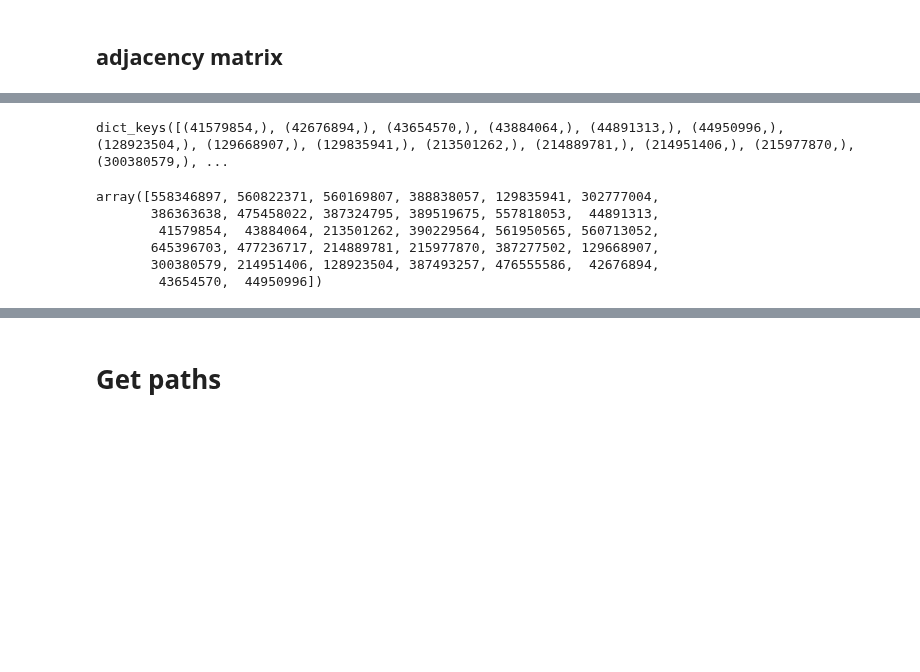
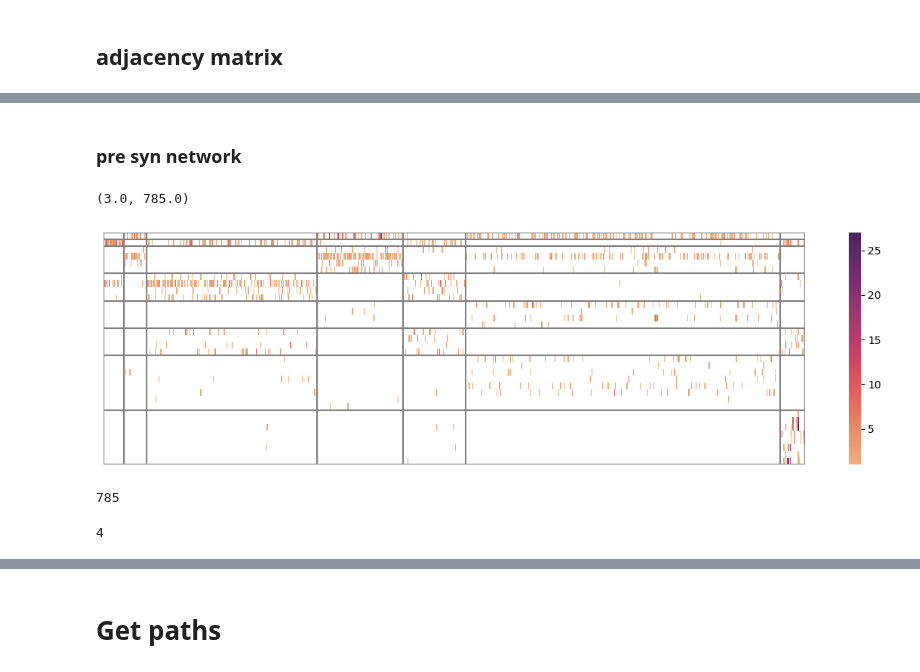
Before and after one commit to neurologic/eCREST, a Jupyter notebook: Network-X.ipynb, the cells around one changed output, grey strips where cells are left out. Drawn from its saved outputs; the diff is of its cells as text; code cells hidden in the pictures; blank space fills up the shorter version.

```diff
--- a/Network-X.ipynb
+++ b/Network-X.ipynb
@@ -796,14 +826,9 @@ for nv in n_vlines:
-# %%
-dict(iter(df_edges[(df_edges['pre_type'].isin(['mg2'])) & (df_edges['post_type'].isin(['sg1']))].groupby(['post']))).keys()
-# %% [output]
-dict_keys([(41579854,), (42676894,), (43654570,), (43884064,), (44891313,), (44950996,), (128923504,), (129668907,), (129835941,), (213501262,), (214889781,), (214951406,), (215977870,), (300380579,), ...
-# %%
-df_edges[(df_edges['pre_type'].isin(['mg2'])) & (df_edges['post_type'].isin(['sg1']))]['post'].unique()
-# df_edges.loc[gb.groups['foo'],('A','B')
-# %% [output]
-array([558346897, 560822371, 560169807, 388838057, 129835941, 302777004,
-       386363638, 475458022, 387324795, 389519675, 557818053,  44891313,
-        41579854,  43884064, 213501262, 390229564, 561950565, 560713052,
-       645396703, 477236717, 214889781, 215977870, 387277502, 129668907,
-       300380579, 214951406, 128923504, 387493257, 476555586,  42676894,
-        43654570,  44950996])
+# %% [markdown]
+### pre syn network
+# %%
+nlist = []
+tlist = ['lg','lf','mg1','mg2','sg1','sg2','grc-s','grc-d', 'aff']#,'lg','lf','grc-d','grc-s']#,'glia']#,'sg1','sg2','tsd','grc-d','grc-s','uk']
+for t in tlist:
+    for i in G.nodes():
+        if G.nodes[i]['cell_type']==t:
+            nlist.append(i)
@@ -809,0 +850,8 @@ array([558346897, 560822371, 560169807, 388838057, 129835941, 302777004,
+# %%
+A = nx.to_numpy_array(G,nodelist=nlist,nonedge=np.NaN)
+# %%
+dfA = pd.DataFrame(A).T
+ctype_col = [cell_type[n] for n in nlist]
+# %%
+mask = (dfA.sum(axis=1)>1)
+dfA['cell_type']=ctype_col
@@ -809,0 +860,38 @@ array([558346897, 560822371, 560169807, 388838057, 129835941, 302777004,
+# %%
+hfig,ax = plt.subplots(1,figsize=(15,4))
+sns.heatmap(data=dfA[mask].drop(columns=['cell_type']),ax=ax,cmap='flare') #'flare_r'
+# plt.ylim(-1,nm1+nm2+1)
+# plt.xlim(-1,nt+1)
+
+n_hlines = [0,
+            sum(dfA[mask]['cell_type']=='lg'),sum(dfA[mask]['cell_type']=='lf'),
+            sum(dfA[mask]['cell_type']=='mg1'),sum(dfA[mask]['cell_type']=='mg2'),
+            sum(dfA[mask]['cell_type']=='sg1'),sum(dfA[mask]['cell_type']=='sg2'),
+            sum(dfA[mask]['cell_type']=='grc-s'),sum(dfA[mask]['cell_type']=='grc-d'),
+            sum(dfA[mask]['cell_type']=='aff'),len(dfA)]#,ns1,ns2]
+nacc = 0
+for nh in n_hlines:
+    ax.hlines([nacc],0,nt,color='gray')
+    nacc+=nh
+
+
+n_vlines = [0,no1,no2,nm1,nm2,ns1,ns2,ngs,ngd,na,nt]#,ng,ns1,ns2,ntsd,ngd,ngs,nt]
+nacc = 0
+for nv in n_vlines:
+    ax.vlines([nacc],0,len(dfA),color='gray')
+    nacc+=nv
+# ax.hlines(nm2)
+
+ax.tick_params(left=False, bottom=False)
+ax.set(xticklabels=[],yticklabels=[]);
+
+# ax.set_ylim(0,sum(dfA[mask]['cell_type'].isin(['lg','lf','mg1','mg2'])))
+
+ax.set_xlim(no1+no2,len(dfA))
+
+# ax.invert_yaxis()
+
+# plt.savefig('/Users/kperks/Downloads/adjacency-mg-post_mg-out.svg')
+# %% [output]
+(3.0, 785.0)
+[figure, added]
@@ -809,0 +922,4 @@ array([558346897, 560822371, 560169807, 388838057, 129835941, 302777004,
+# %%
+nt
+# %% [output]
+785
@@ -809,0 +933,4 @@ array([558346897, 560822371, 560169807, 388838057, 129835941, 302777004,
+# %%
+df_edges[df_edges['pre_type'].isin(['mg1'])]['pre'].nunique()
+# %% [output]
+4
```
Also changed, not shown: parts of 33 cells of this notebook, 8 other files.
